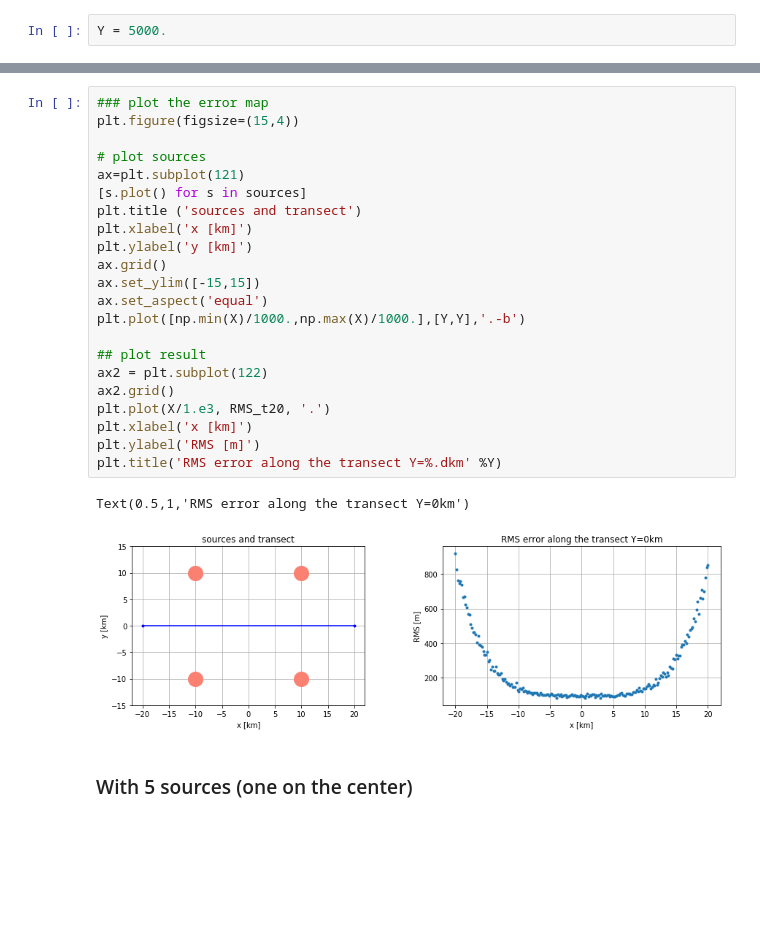
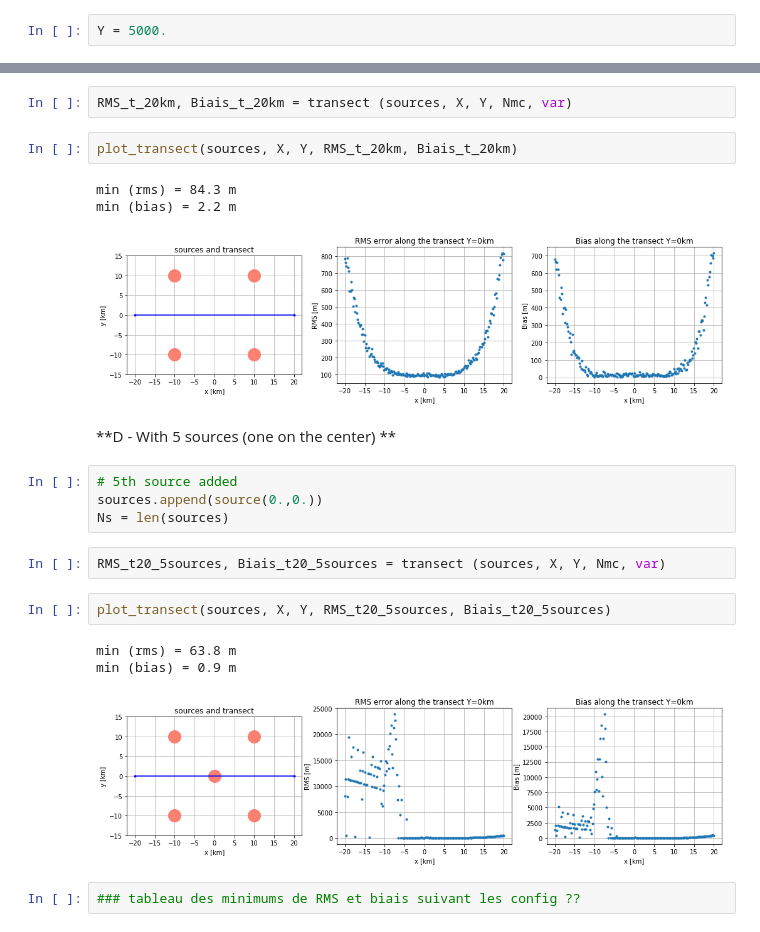
Before and after one commit to ponchama/Cognac_Acoustique, a Jupyter notebook: Geolocation/demo_in_progress.ipynb, the cells around one changed output, grey strips where cells are left out. Drawn from its saved outputs; the diff is of its cells as text; blank space fills up the shorter version.

```diff
--- a/Geolocation/demo_in_progress.ipynb
+++ b/Geolocation/demo_in_progress.ipynb
@@ -546,27 +478,24 @@ for i in range (len(X)) :
-# %%
-### plot the error map
-plt.figure(figsize=(15,4))
-
-# plot sources
-ax=plt.subplot(121)
-[s.plot() for s in sources]
-plt.title ('sources and transect')
-plt.xlabel('x [km]')
-plt.ylabel('y [km]')
-ax.grid()
-ax.set_ylim([-15,15])
-ax.set_aspect('equal')
-plt.plot([np.min(X)/1000.,np.max(X)/1000.],[Y,Y],'.-b')
-
-## plot result
-ax2 = plt.subplot(122)
-ax2.grid()
-plt.plot(X/1.e3, RMS_t20, '.')
-plt.xlabel('x [km]')
-plt.ylabel('RMS [m]')
-plt.title('RMS error along the transect Y=%.dkm' %Y)
-# %% [output]
-Text(0.5,1,'RMS error along the transect Y=0km')
-[figure, removed]
+# %%
+RMS_t_20km, Biais_t_20km = transect (sources, X, Y, Nmc, var)
+# %%
+plot_transect(sources, X, Y, RMS_t_20km, Biais_t_20km)
+# %% [output]
+min (rms) = 84.3 m
+min (bias) = 2.2 m
+[figure, added]
 # %% [markdown]
-### With 5 sources (one on the center)
+**D - With 5 sources (one on the center) **
+# %%
+# 5th source added
+sources.append(source(0.,0.))
+Ns = len(sources)
+# %%
+RMS_t20_5sources, Biais_t20_5sources = transect (sources, X, Y, Nmc, var)
+# %%
+plot_transect(sources, X, Y, RMS_t20_5sources, Biais_t20_5sources)
+# %% [output]
+min (rms) = 63.8 m
+min (bias) = 0.9 m
+[figure, added]
+# %%
+### tableau des minimums de RMS et biais suivant les config ??
```
Also changed, not shown: parts of 70 cells of this notebook.
